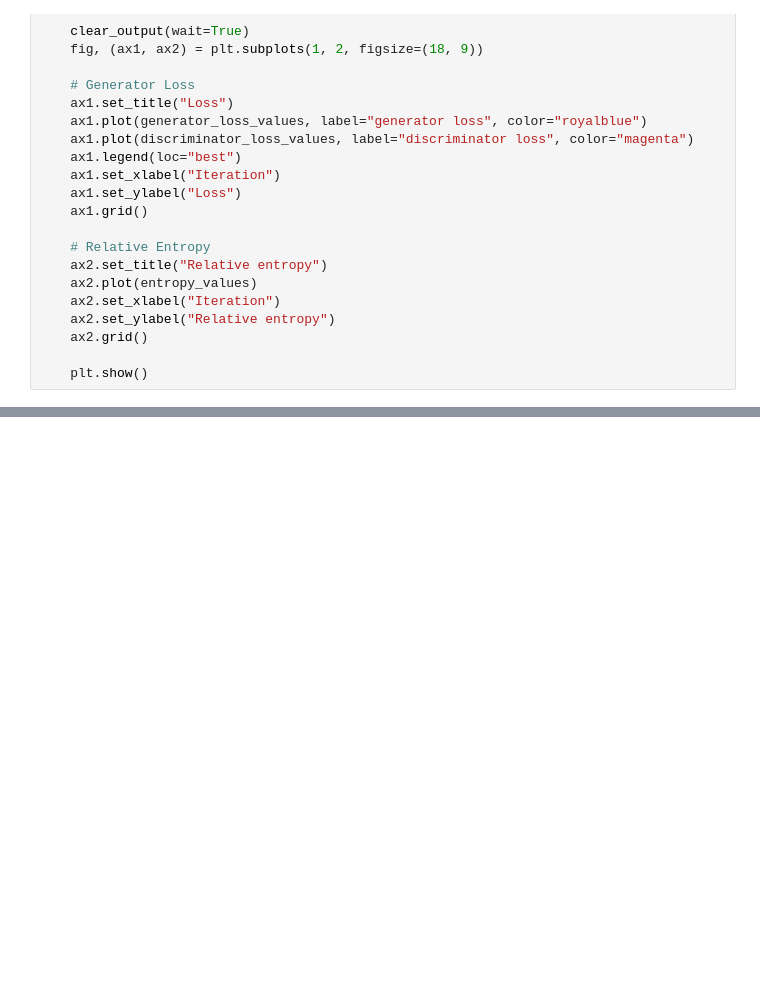
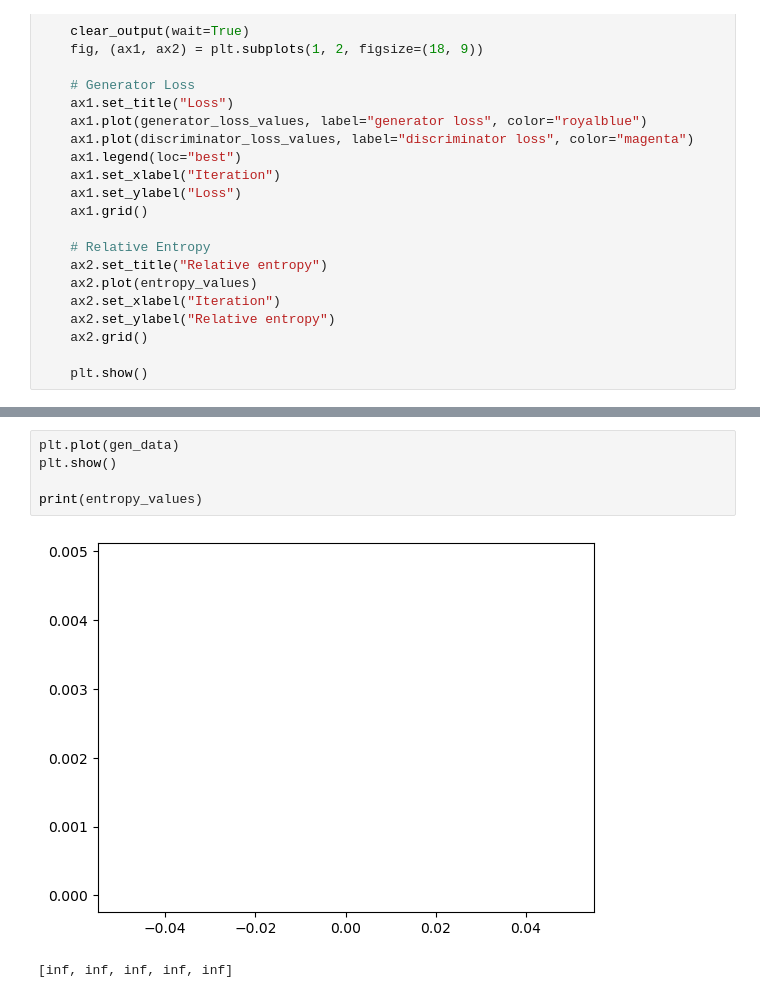
Before and after one commit to aidegare/QGAN, a Jupyter notebook: W_QGAN.ipynb, the cells around one changed output, grey strips where cells are left out. Cells and saved outputs as stored; diff of their text form; blank space fills up the shorter version.

```diff
--- a/W_QGAN.ipynb
+++ b/W_QGAN.ipynb
@@ -211,0 +246,8 @@ print(f"Fit in {elapsed:0.2f} sec")
+# %%
+plt.plot(gen_data)
+plt.show()
+
+print(entropy_values)
+# %% [output]
+[figure, added]
+[inf, inf, inf, inf, inf]
```
Also changed, not shown: parts of 7 cells of this notebook.
